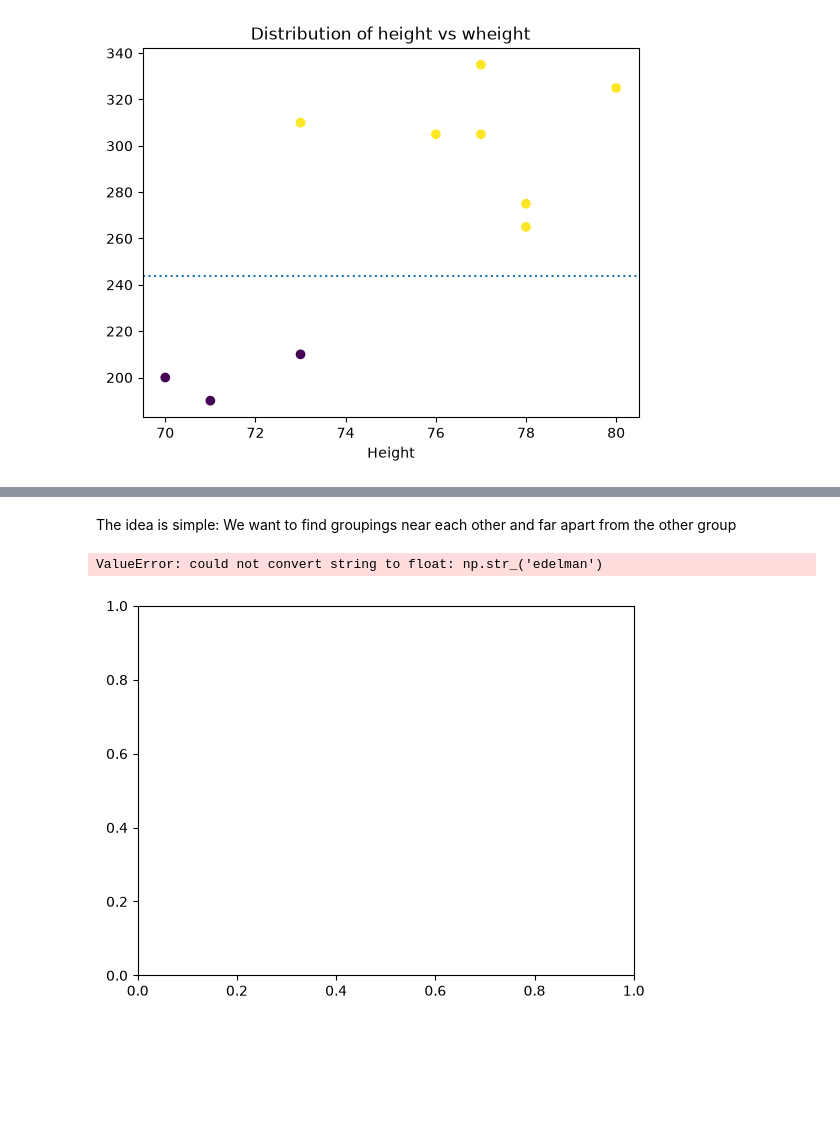
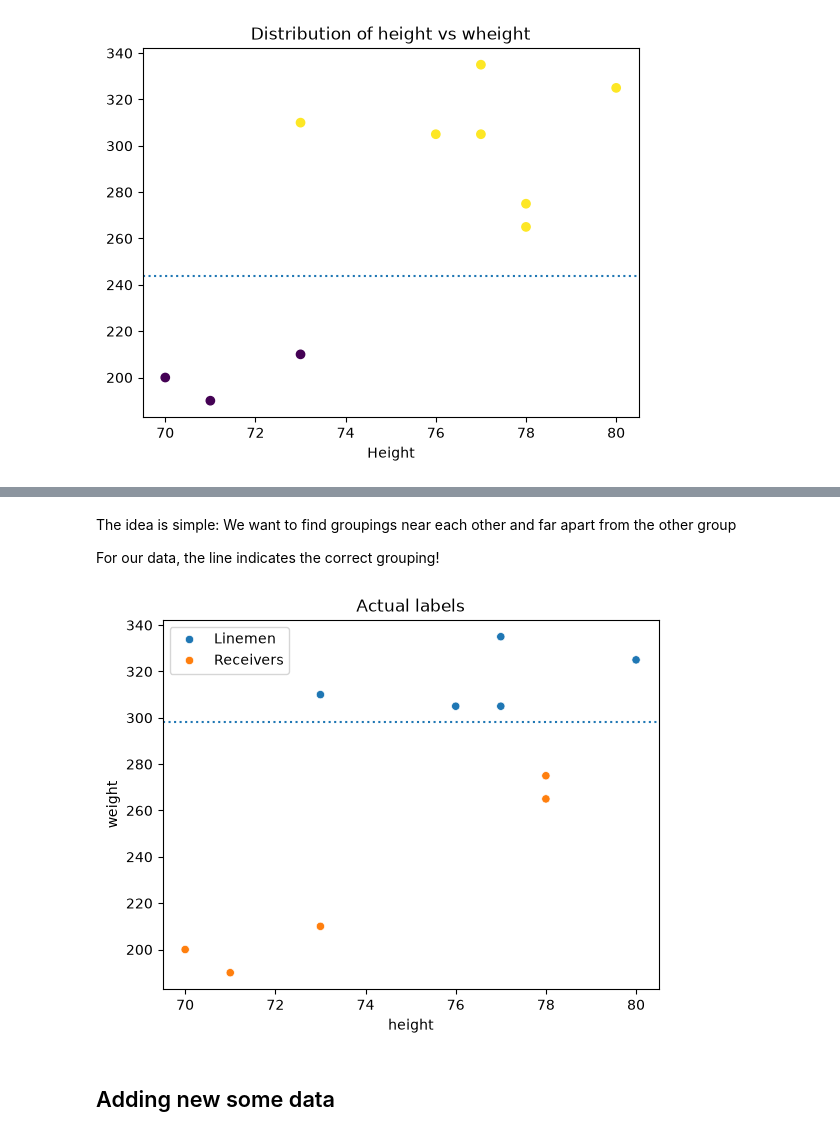
Before and after one commit to FerCorcuera/mit-datascience-6.0002, a Jupyter notebook: notes/11_Introduction_to_ML.ipynb, the cells around one changed output, grey strips where cells are left out. Cells and saved outputs as stored; diff of their text form; code cells hidden in the pictures; blank space fills up the shorter version.

```diff
--- a/notes/11_Introduction_to_ML.ipynb
+++ b/notes/11_Introduction_to_ML.ipynb
@@ -56,21 +58,21 @@ There could be variations of this process:
 # %%
 # 2. Receivers:
 
-edelman = ["edelman", 70, 200]
-hogan = ["hogan", 73, 210]
-gronkowski = ["gronkowski", 78, 265]
-amendola = ["amendola", 71, 190]
-bennet = ["bennet", 78, 275]
+edelman = ["Receivers", 70, 200]
+hogan = ["Receivers", 73, 210]
+gronkowski = ["Receivers", 78, 265]
+amendola = ["Receivers", 71, 190]
+bennet = ["Receivers", 78, 275]
 
 receivers = [edelman, hogan, gronkowski, amendola, bennet]
 
 # 3. Linemen:
 
-cannon = ["cannon", 77, 335]
-solder = ["solder", 80, 325]
-mason = ["mason", 73, 310]
-thuney = ["thuney", 77, 305]
-karras = ["karras", 76, 305]
+cannon = ["Linemen", 77, 335]
+solder = ["Linemen", 80, 325]
+mason = ["Linemen", 73, 310]
+thuney = ["Linemen", 77, 305]
+karras = ["Linemen", 76, 305]
 
 Linemen = [cannon, solder, mason, thuney, karras]
 
@@ -149,6 +151,17 @@ plt.show()
 # %% [markdown]
 The idea is simple: We want to find groupings near each other and far apart from the other group
+
+For our data, the line indicates the correct grouping!
 # %%
+df = pd.DataFrame(data, columns=["players", "height", "weight"])
+df["labels"] = labels
-# %% [output]
-ValueError: could not convert string to float: np.str_('edelman')
-[figure, removed]
+# %%
+sns.scatterplot(df, x="height", y="weight", hue="players")
+plt.axhline(y=298, linestyle=":")
+plt.title("Actual labels")
+plt.legend()
+plt.show()
+# %% [output]
+[figure, added]
+# %% [markdown]
+## Adding new some data
```
Also changed, not shown: parts of 9 cells of this notebook, 2 other files.
